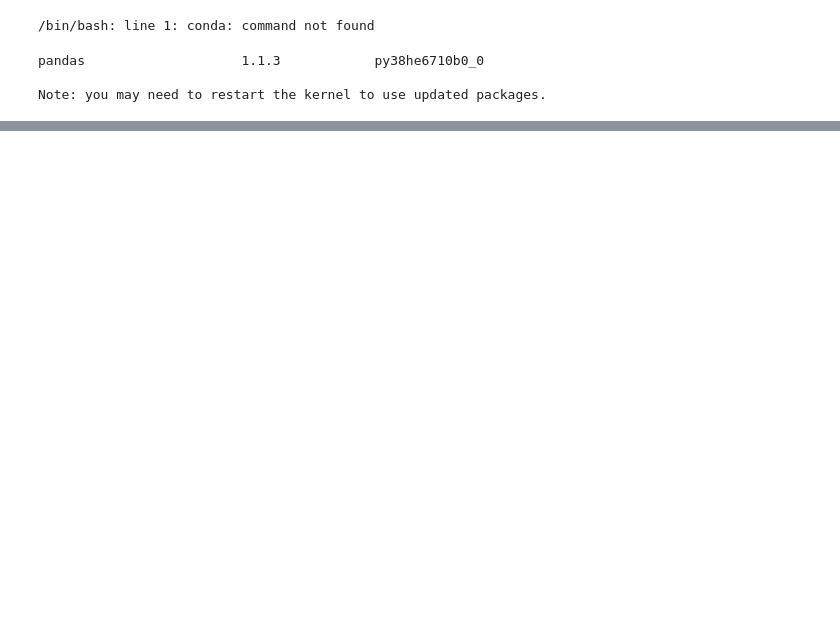
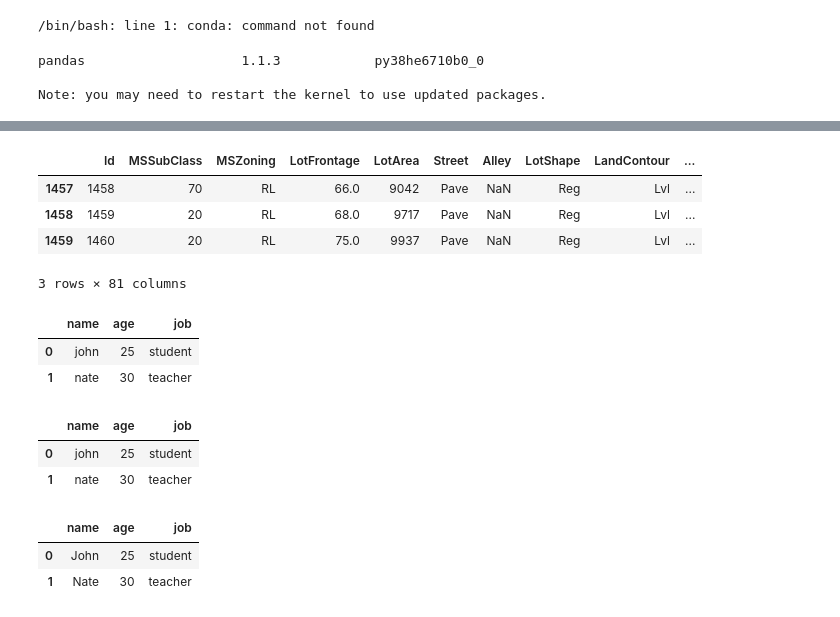
Before and after one commit to backdoor95/OJT, a Jupyter notebook: Python/Pandas.ipynb, the cells around one changed output, grey strips where cells are left out. Cells and saved outputs as stored; diff of their text form; code cells hidden in the pictures; blank space fills up the shorter version.

```diff
--- a/Python/Pandas.ipynb
+++ b/Python/Pandas.ipynb
@@ -61,0 +107,9 @@ import pandad as pd
+# %%
+
+df.tail(3)
+# %% [output]
+|  | Id | MSSubClass | MSZoning | LotFrontage | LotArea | Street | Alley | LotShape | LandContour | ... |
+| 1457 | 1458 | 70 | RL | 66.0 | 9042 | Pave | NaN | Reg | Lvl | ... |
+| 1458 | 1459 | 20 | RL | 68.0 | 9717 | Pave | NaN | Reg | Lvl | ... |
+| 1459 | 1460 | 20 | RL | 75.0 | 9937 | Pave | NaN | Reg | Lvl | ... |
+3 rows × 81 columns
@@ -61,0 +135,6 @@ import pandad as pd
+# %%
+df.head()
+# %% [output]
+|  | name | age | job |
+| 0 | john | 25 | student |
+| 1 | nate | 30 | teacher |
@@ -61,0 +143,6 @@ import pandad as pd
+# %%
+df.head()
+# %% [output]
+|  | name | age | job |
+| 0 | john | 25 | student |
+| 1 | nate | 30 | teacher |
@@ -61,0 +161,6 @@ import pandad as pd
+# %%
+df.head()
+# %% [output]
+|  | name | age | job |
+| 0 | John | 25 | student |
+| 1 | Nate | 30 | teacher |
```
Also changed, not shown: parts of 18 cells of this notebook, 4 other files.
